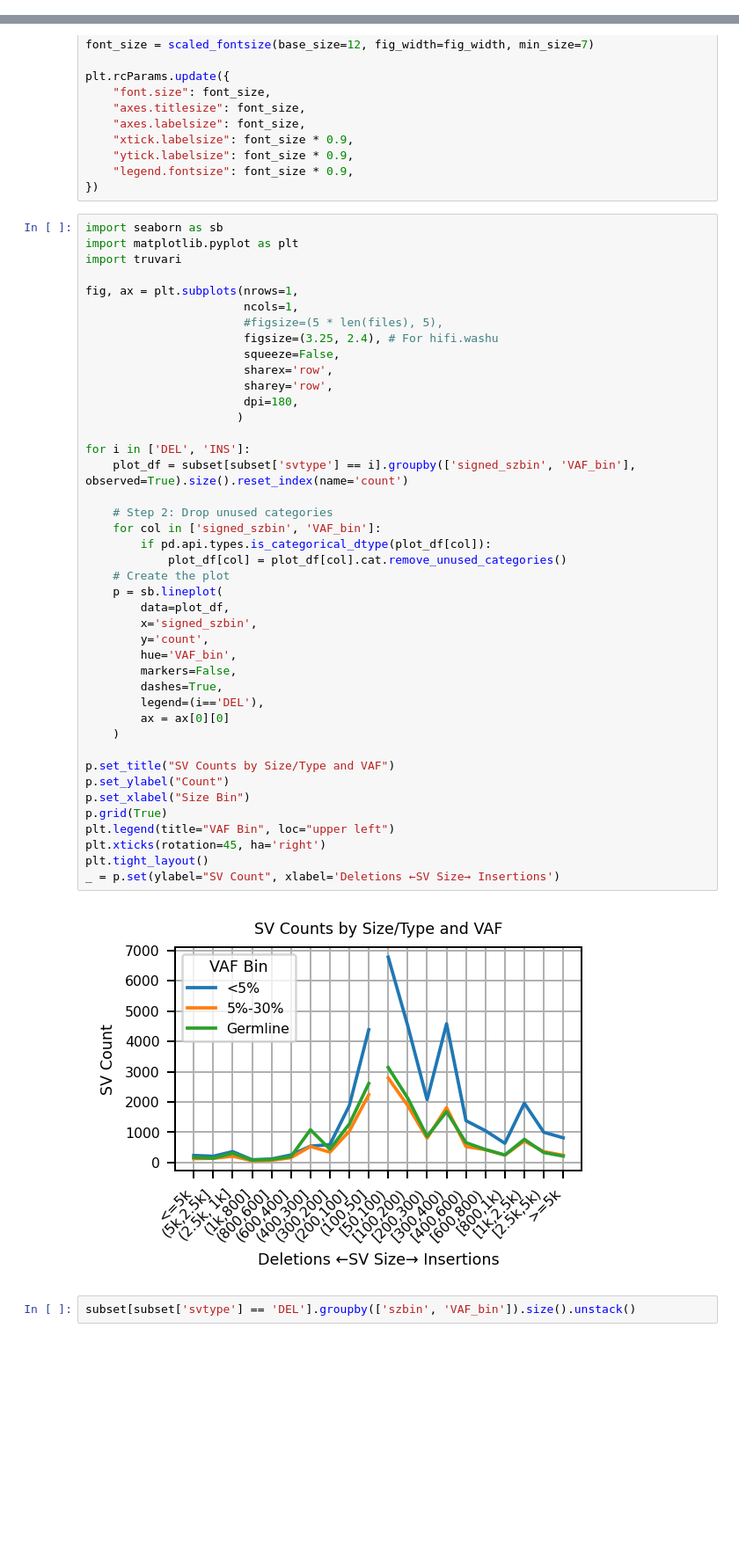
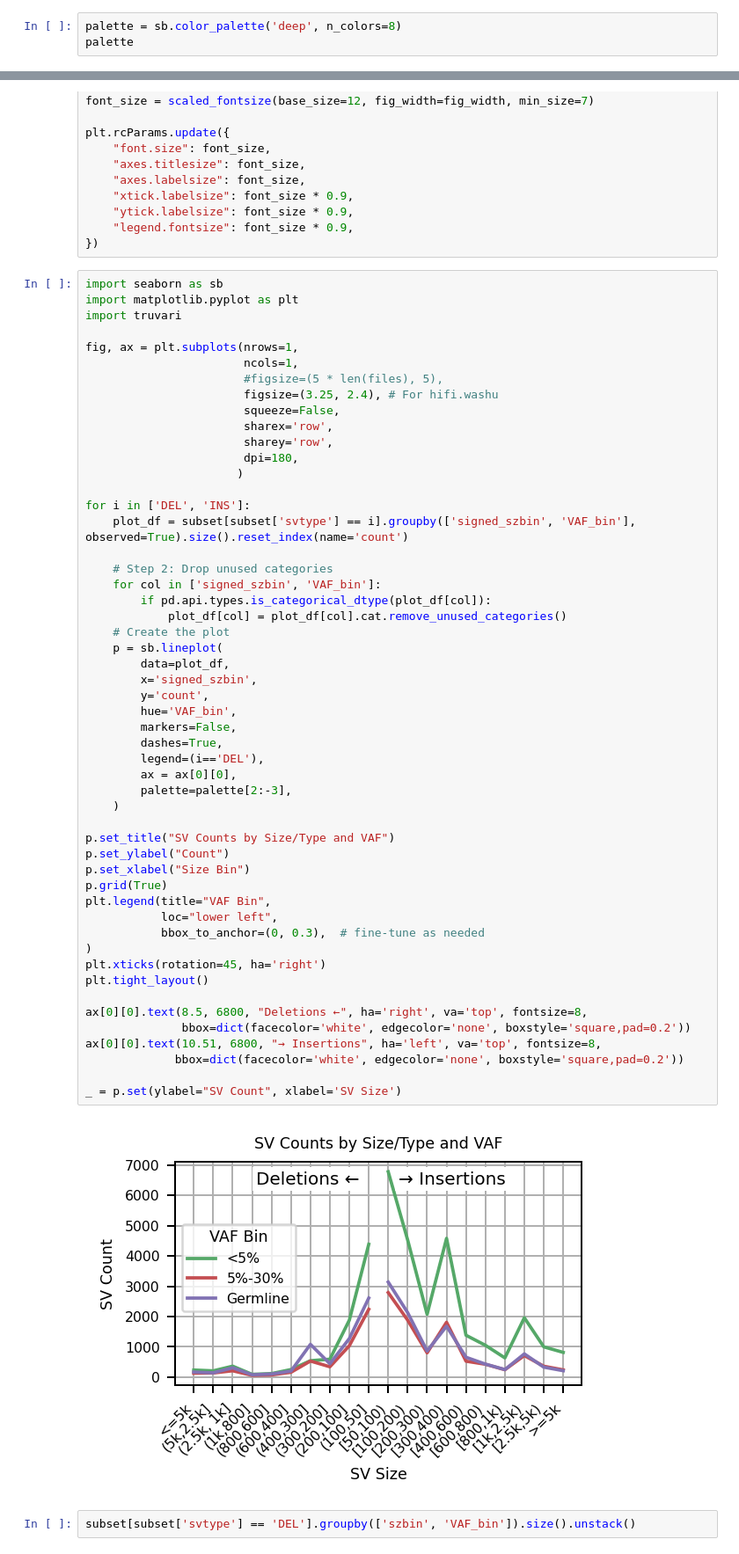
Before and after one commit to BCM-HGSC/SMaHT_MIMS, a Jupyter notebook: bench_stats/VariantStats.ipynb, the cells around one changed output, grey strips where cells are left out. Shown at 88% size. Saved outputs shown, nothing was run; the diff lists cells and outputs as text; blank space fills up the shorter version.

```diff
--- a/bench_stats/VariantStats.ipynb
+++ b/bench_stats/VariantStats.ipynb
@@ -150,0 +151,3 @@ plt.show()
+# %%
+palette = sb.color_palette('deep', n_colors=8)
+palette
@@ -193,37 +205,47 @@ fig, ax = plt.subplots(nrows=1,
                        sharex='row',
                        sharey='row',
                        dpi=180,
                       )
 
 for i in ['DEL', 'INS']:
     plot_df = subset[subset['svtype'] == i].groupby(['signed_szbin', 'VAF_bin'], observed=True).size().reset_index(name='count')
 
     # Step 2: Drop unused categories
     for col in ['signed_szbin', 'VAF_bin']:
         if pd.api.types.is_categorical_dtype(plot_df[col]):
             plot_df[col] = plot_df[col].cat.remove_unused_categories()
     # Create the plot
     p = sb.lineplot(
         data=plot_df,
         x='signed_szbin',
         y='count',
         hue='VAF_bin',
         markers=False,
         dashes=True,
         legend=(i=='DEL'),
-        ax = ax[0][0]
+        ax = ax[0][0],
+        palette=palette[2:-3],
     )
 
 p.set_title("SV Counts by Size/Type and VAF")
 p.set_ylabel("Count")
 p.set_xlabel("Size Bin")
 p.grid(True)
-plt.legend(title="VAF Bin", loc="upper left")
+plt.legend(title="VAF Bin",
+           loc="lower left",
+           bbox_to_anchor=(0, 0.3),  # fine-tune as needed
+)
 plt.xticks(rotation=45, ha='right')
 plt.tight_layout()
-_ = p.set(ylabel="SV Count", xlabel='Deletions ←SV Size→ Insertions')
+
+ax[0][0].text(8.5, 6800, "Deletions ←", ha='right', va='top', fontsize=8,
+              bbox=dict(facecolor='white', edgecolor='none', boxstyle='square,pad=0.2'))
+ax[0][0].text(10.51, 6800, "→ Insertions", ha='left', va='top', fontsize=8,
+             bbox=dict(facecolor='white', edgecolor='none', boxstyle='square,pad=0.2'))
+
+_ = p.set(ylabel="SV Count", xlabel='SV Size')
 # %% [output]
-[figure, old version]
+[figure, new version]
 # %%
 subset[subset['svtype'] == 'DEL'].groupby(['szbin', 'VAF_bin']).size().unstack()
 # %% [output]
```
Also changed, not shown: parts of 2 cells of this notebook, 3 other files.
